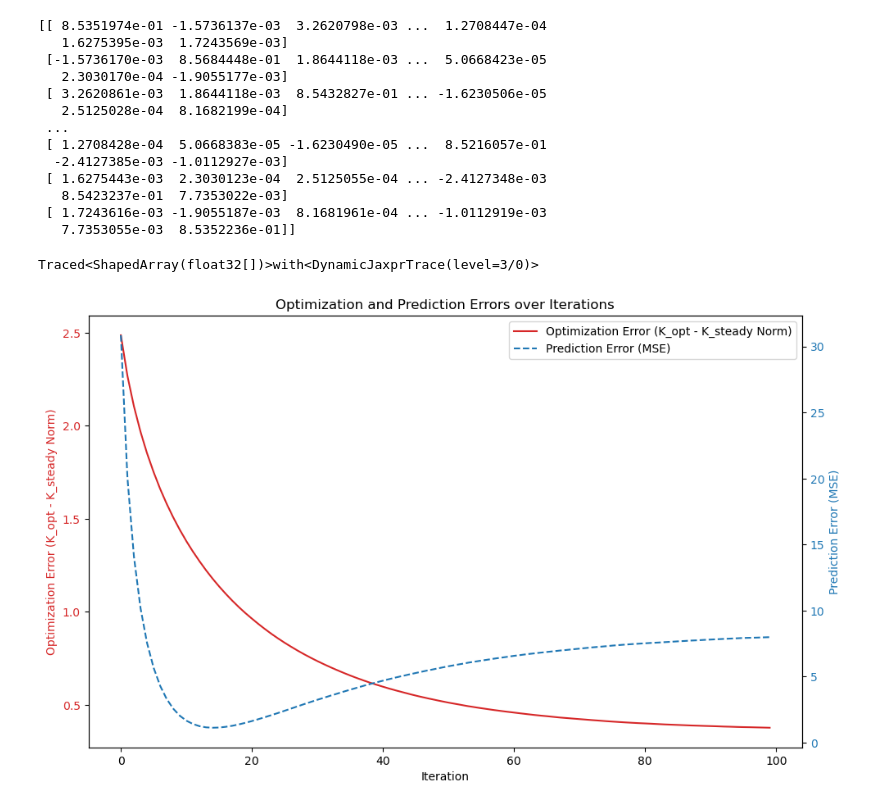
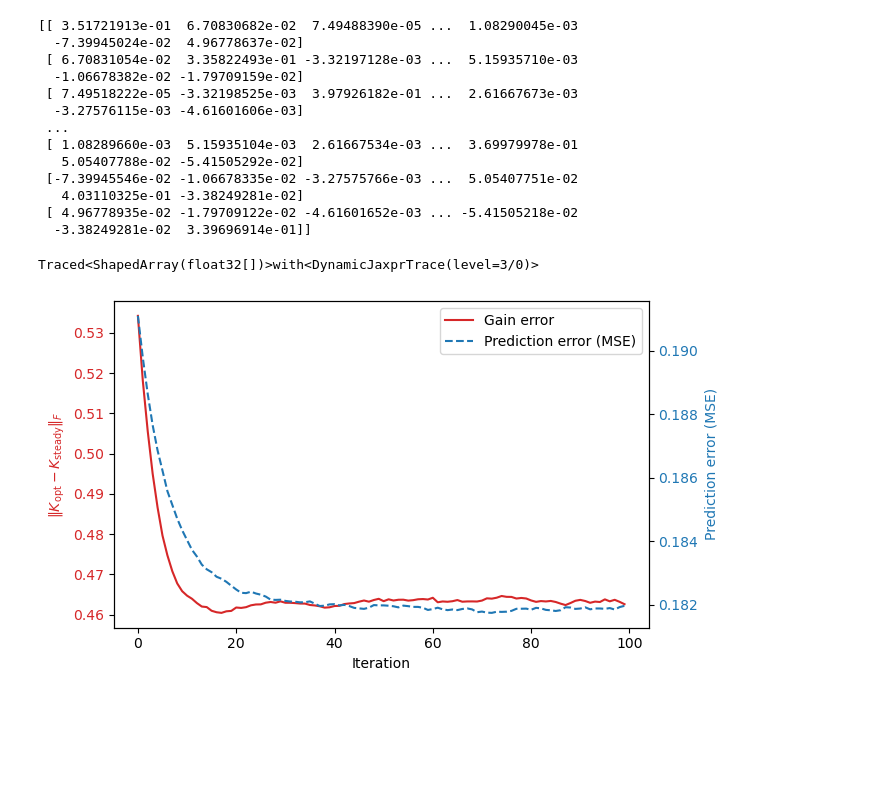
Before and after one commit to enochcluk/variational_filtering, a Jupyter notebook: fixed_nonlinear.ipynb, the cells around one changed output. Cells and saved outputs as stored; diff of their text form; code cells hidden in the pictures; blank space fills up the shorter version.

Commit message:
Updating experiments and plots

```diff
--- a/fixed_nonlinear.ipynb
+++ b/fixed_nonlinear.ipynb
@@ -22,7 +22,7 @@ key = random.PRNGKey(3)
 # System dimensions
 n = 40  # System dimension
 p = 2  # Observation dimension
-num_steps = 1000 # number of steps
+num_steps = 100 # number of steps
 J0 = 0 # burn in period
 N = 10 # Monte Carlo samples
 F = 8.0
@@ -32,8 +32,11 @@ num_steps = 250  # Number of time steps
 # Model parameters
 m0 = jnp.ones((n,))
 C0 = jnp.eye(n) * 1.0   # Initial state covariance matrix (P)
-Q = jnp.eye(n) * 5.0    # Process noise covariance matrix (Sigma in Julia code)
-R = jnp.eye(n) * 1.0    # Observation noise covariance matrix (Gamma)
+q = random.normal(key, (n, n))/5
+Q = q@q.T + jnp.eye(n)*0.1#jnp.eye(n) * 5.0    # Process noise covariance matrix (Sigma in Julia code)
+
+Q = jnp.eye(n) * 0.1    # Process noise covariance matrix (Sigma in Julia code)
+R = jnp.eye(n) * 0.5    # Observation noise covariance matrix (Gamma)
 inv_R = inv(R)
 H = jnp.eye(n)          # Observation matrix
 observation_interval = 1
@@ -69,21 +72,21 @@ def var_cost(K, m0, C0, n, H, Q, R, y, key, num_steps, J0):
 # %%
 m, C, K = kalman_filter_process(l96_step, jac_func, m0, C0, observations, H, Q, R)
 print(K[-1])
-K_steady = K[-1]
+K_steady = jnp.mean(K[-10:, :, :], axis=0)
 # %% [output]
-[[ 8.5351974e-01 -1.5736137e-03  3.2620798e-03 ...  1.2708447e-04
-   1.6275395e-03  1.7243569e-03]
- [-1.5736170e-03  8.5684448e-01  1.8644118e-03 ...  5.0668423e-05
-   2.3030170e-04 -1.9055177e-03]
- [ 3.2620861e-03  1.8644118e-03  8.5432827e-01 ... -1.6230506e-05
-   2.5125028e-04  8.1682199e-04]
+[[ 3.51721913e-01  6.70830682e-02  7.49488390e-05 ...  1.08290045e-03
+  -7.39945024e-02  4.96778637e-02]
+ [ 6.70831054e-02  3.35822493e-01 -3.32197128e-03 ...  5.15935710e-03
+  -1.06678382e-02 -1.79709159e-02]
+ [ 7.49518222e-05 -3.32198525e-03  3.97926182e-01 ...  2.61667673e-03
+  -3.27576115e-03 -4.61601606e-03]
  ...
- [ 1.2708428e-04  5.0668383e-05 -1.6230490e-05 ...  8.5216057e-01
-  -2.4127385e-03 -1.0112927e-03]
- [ 1.6275443e-03  2.3030123e-04  2.5125055e-04 ... -2.4127348e-03
-   8.5423237e-01  7.7353022e-03]
- [ 1.7243616e-03 -1.9055187e-03  8.1681961e-04 ... -1.0112919e-03
-   7.7353055e-03  8.5352236e-01]]
+ [ 1.08289660e-03  5.15935104e-03  2.61667534e-03 ...  3.69979978e-01
+   5.05407788e-02 -5.41505292e-02]
+ [-7.39945546e-02 -1.06678335e-02 -3.27575766e-03 ...  5.05407751e-02
+   4.03110325e-01 -3.38249281e-02]
+ [ 4.96778935e-02 -1.79709122e-02 -4.61601652e-03 ... -5.41505218e-02
+  -3.38249281e-02  3.39696914e-01]]
 # %%
 import numpy as np
 import matplotlib.pyplot as plt
@@ -101,7 +104,9 @@ prediction_errors = []
 norms = []
 true_div = []
 
-for i in tqdm(range(100)):
+n_iters = 100
+
+for i in tqdm(range(n_iters)):
     key, _ = random.split(key)
     # Update the gradient and Kalman gain
     grad_K = var_cost_grad(K_opt, m0, C0, n, H, Q, R, y, key, num_steps, J0)
@@ -110,7 +115,7 @@ for i in tqdm(range(100)):
     # Apply filtering with the newly optimized K to generate state predictions
     predicted_states, covariances = apply_filtering_fixed_nonlinear(m0, C0, y, K_opt, n, l96_step, jac_func, H, Q, R)
 
-    prediction_error = jnpl.norm(predicted_states - true_states) ** 2 / len(true_states)
+    prediction_error = np.mean(np.mean((predicted_states - true_states)**2, axis=1))
     prediction_errors.append(prediction_error)
     norms.append(jnpl.norm(K_opt - K_steady))
     total_kl_divergence = 0
@@ -122,27 +127,28 @@ for i in tqdm(range(100)):
 # %% [output]
 Traced<ShapedArray(float32[])>with<DynamicJaxprTrace(level=3/0)>
 # %%
-fig, ax1 = plt.subplots(figsize=(10, 6))
+fig, ax1 = plt.subplots(figsize=(7, 4))
 
 color = 'tab:red'
 ax1.set_xlabel('Iteration')
-ax1.set_ylabel('Optimization Error (K_opt - K_steady Norm)', color=color)
-ax1.plot(norms, label='Optimization Error (K_opt - K_steady Norm)', color=color)
+ax1.set_ylabel('$\|K_\mathrm{opt} - K_\mathrm{steady}\|_F$', color=color)
+ax1.plot(norms, label='Gain error', color=color)
 ax1.tick_params(axis='y', labelcolor=color)
 
 # Instantiate a second y-axis that shares the same x-axis
 ax2 = ax1.twinx()
 color = 'tab:blue'
-ax2.set_ylabel('Prediction Error (MSE)', color=color)
-ax2.plot(prediction_errors, label='Prediction Error (MSE)', color=color, linestyle='--')
+ax2.set_ylabel('Prediction error (MSE)', color=color)
+ax2.plot(prediction_errors, label='Prediction error (MSE)', color=color, linestyle='--')
 ax2.tick_params(axis='y', labelcolor=color)
 
 # Title and legend
 fig.tight_layout()
-plt.title('Optimization and Prediction Errors over Iterations')
+#plt.title('Optimization and Prediction Errors over Iterations')
 fig.legend(loc="upper right", bbox_to_anchor=(1,1), bbox_transform=ax1.transAxes)
 
-plt.show()
+plt.savefig("nonlinear_gain_errors.pdf")
+#plt.show()
 # %% [output]
-[figure, old version]
+[figure, new version]
 # %%
```
Also changed, not shown: parts of 3 cells of this notebook, 2 other files.
